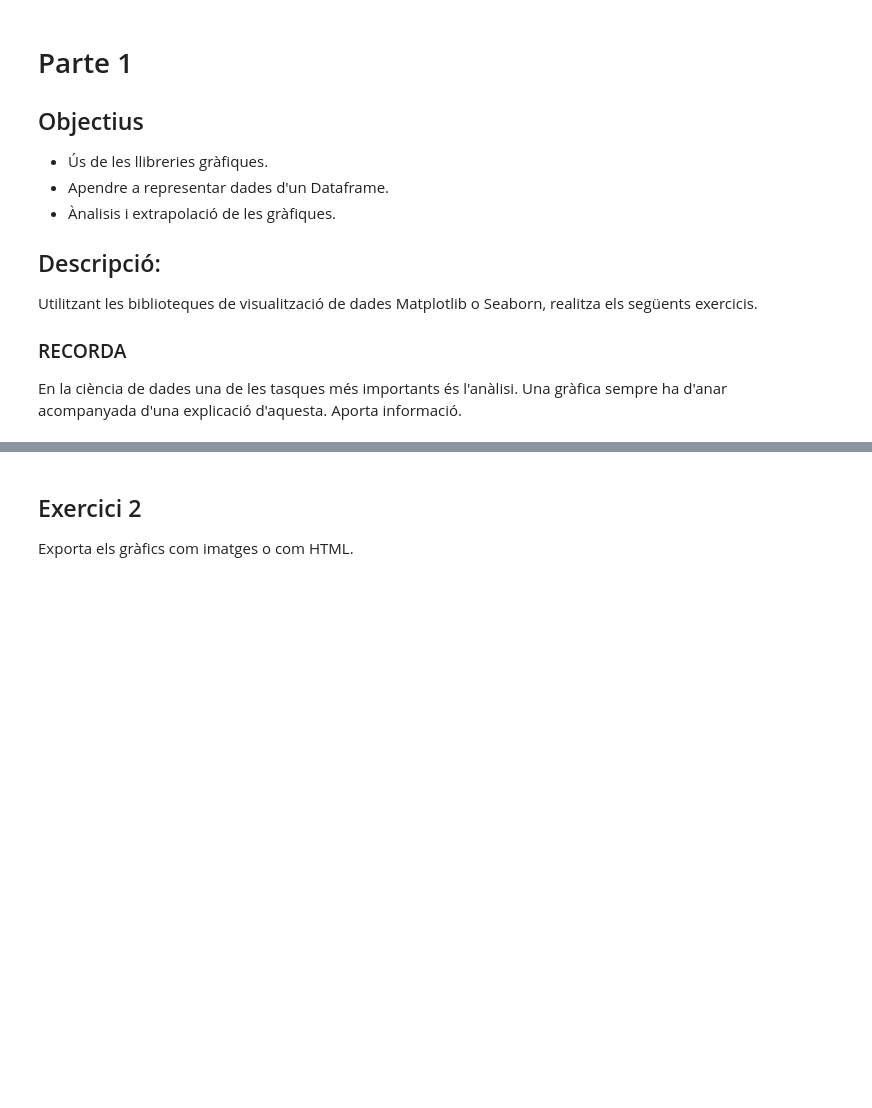
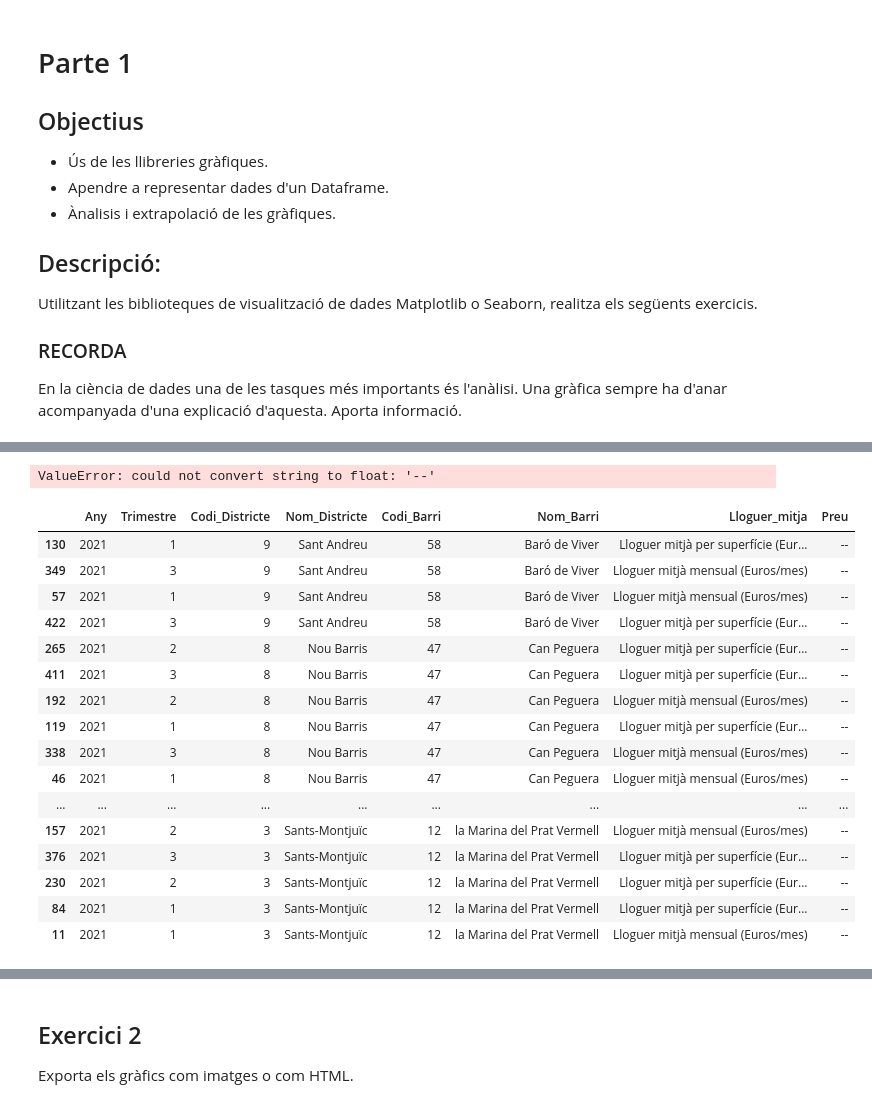
Before and after one commit to tonimartibarbera/Exercicis_Curs_Intro_analisi_de_dades_Python, a Jupyter notebook: Mòdul 4 - Exercicis.ipynb, the cells around one changed output, grey strips where cells are left out. Cells and saved outputs as stored; diff of their text form; code cells hidden in the pictures; blank space fills up the shorter version.

```diff
--- a/Mòdul 4 - Exercicis.ipynb
+++ b/Mòdul 4 - Exercicis.ipynb
@@ -36,0 +87,26 @@ Crea almenys una visualització per:
+# %%
+#Intentamos convertirlo, pero da error. No puedo convertir los valors '--'
+df.Preu.astype(float)
+# %% [output]
+ValueError: could not convert string to float: '--'
+# %%
+#Veamos en detalla qué tenemos para decidir qué hacemos >> para hacerlo sencillo, los eliminaremos
+df[df.Preu == '--']. sort_values(by='Nom_Barri')
+# %% [output]
+|  | Any | Trimestre | Codi_Districte | Nom_Districte | Codi_Barri | Nom_Barri | Lloguer_mitja | Preu |
+| 130 | 2021 | 1 | 9 | Sant Andreu | 58 | Baró de Viver | Lloguer mitjà per superfície (Eur... | -- |
+| 349 | 2021 | 3 | 9 | Sant Andreu | 58 | Baró de Viver | Lloguer mitjà mensual (Euros/mes) | -- |
+| 57 | 2021 | 1 | 9 | Sant Andreu | 58 | Baró de Viver | Lloguer mitjà mensual (Euros/mes) | -- |
+| 422 | 2021 | 3 | 9 | Sant Andreu | 58 | Baró de Viver | Lloguer mitjà per superfície (Eur... | -- |
+| 265 | 2021 | 2 | 8 | Nou Barris | 47 | Can Peguera | Lloguer mitjà per superfície (Eur... | -- |
+| 411 | 2021 | 3 | 8 | Nou Barris | 47 | Can Peguera | Lloguer mitjà per superfície (Eur... | -- |
+| 192 | 2021 | 2 | 8 | Nou Barris | 47 | Can Peguera | Lloguer mitjà mensual (Euros/mes) | -- |
+| 119 | 2021 | 1 | 8 | Nou Barris | 47 | Can Peguera | Lloguer mitjà per superfície (Eur... | -- |
+| 338 | 2021 | 3 | 8 | Nou Barris | 47 | Can Peguera | Lloguer mitjà mensual (Euros/mes) | -- |
+| 46 | 2021 | 1 | 8 | Nou Barris | 47 | Can Peguera | Lloguer mitjà mensual (Euros/mes) | -- |
+| ... | ... | ... | ... | ... | ... | ... | ... | ... |
+| 157 | 2021 | 2 | 3 | Sants-Montjuïc | 12 | la Marina del Prat Vermell | Lloguer mitjà mensual (Euros/mes) | -- |
+| 376 | 2021 | 3 | 3 | Sants-Montjuïc | 12 | la Marina del Prat Vermell | Lloguer mitjà per superfície (Eur... | -- |
+| 230 | 2021 | 2 | 3 | Sants-Montjuïc | 12 | la Marina del Prat Vermell | Lloguer mitjà per superfície (Eur... | -- |
+| 84 | 2021 | 1 | 3 | Sants-Montjuïc | 12 | la Marina del Prat Vermell | Lloguer mitjà per superfície (Eur... | -- |
+| 11 | 2021 | 1 | 3 | Sants-Montjuïc | 12 | la Marina del Prat Vermell | Lloguer mitjà mensual (Euros/mes) | -- |
```
Also changed, not shown: parts of 11 cells of this notebook, 1 other file.
